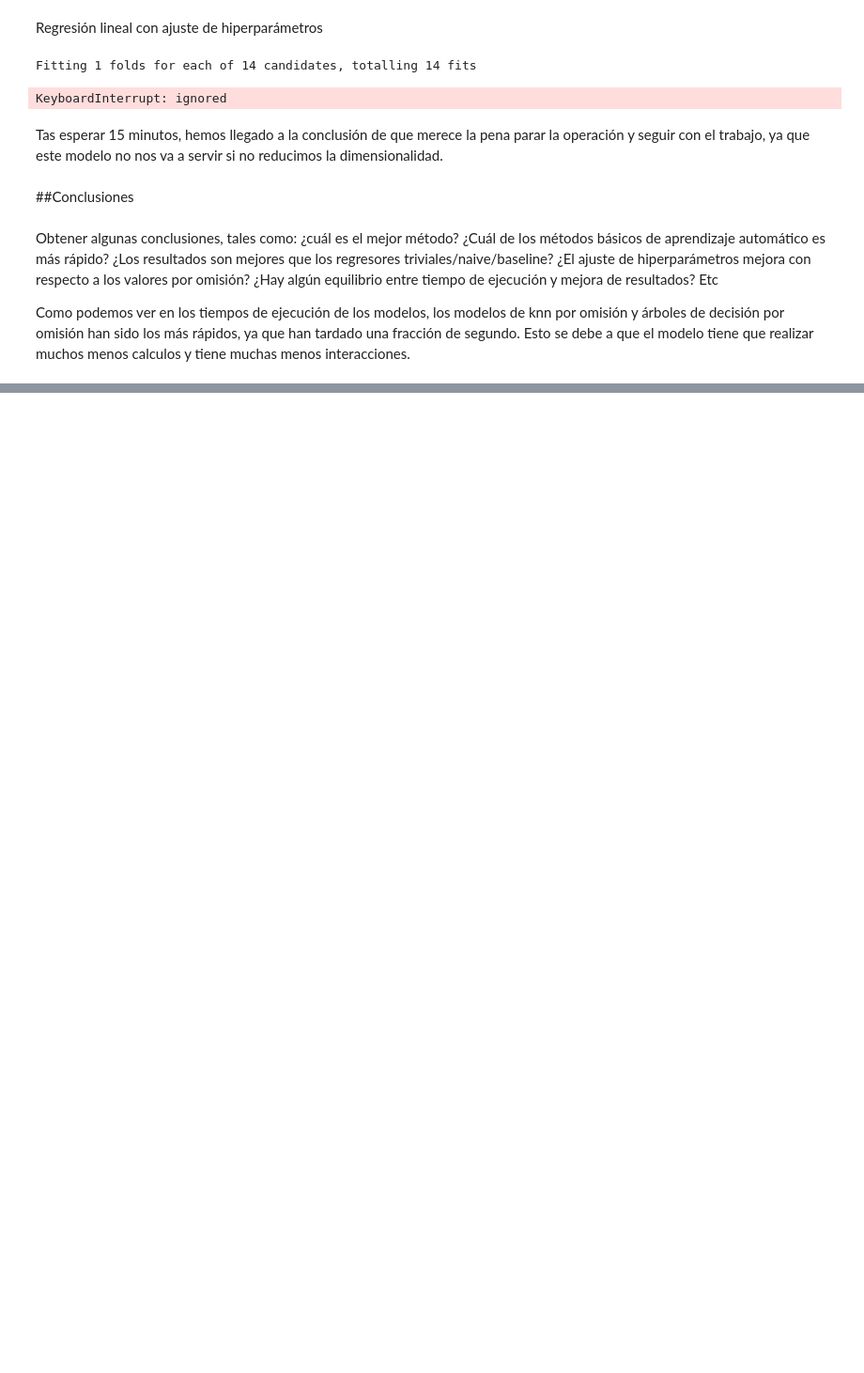
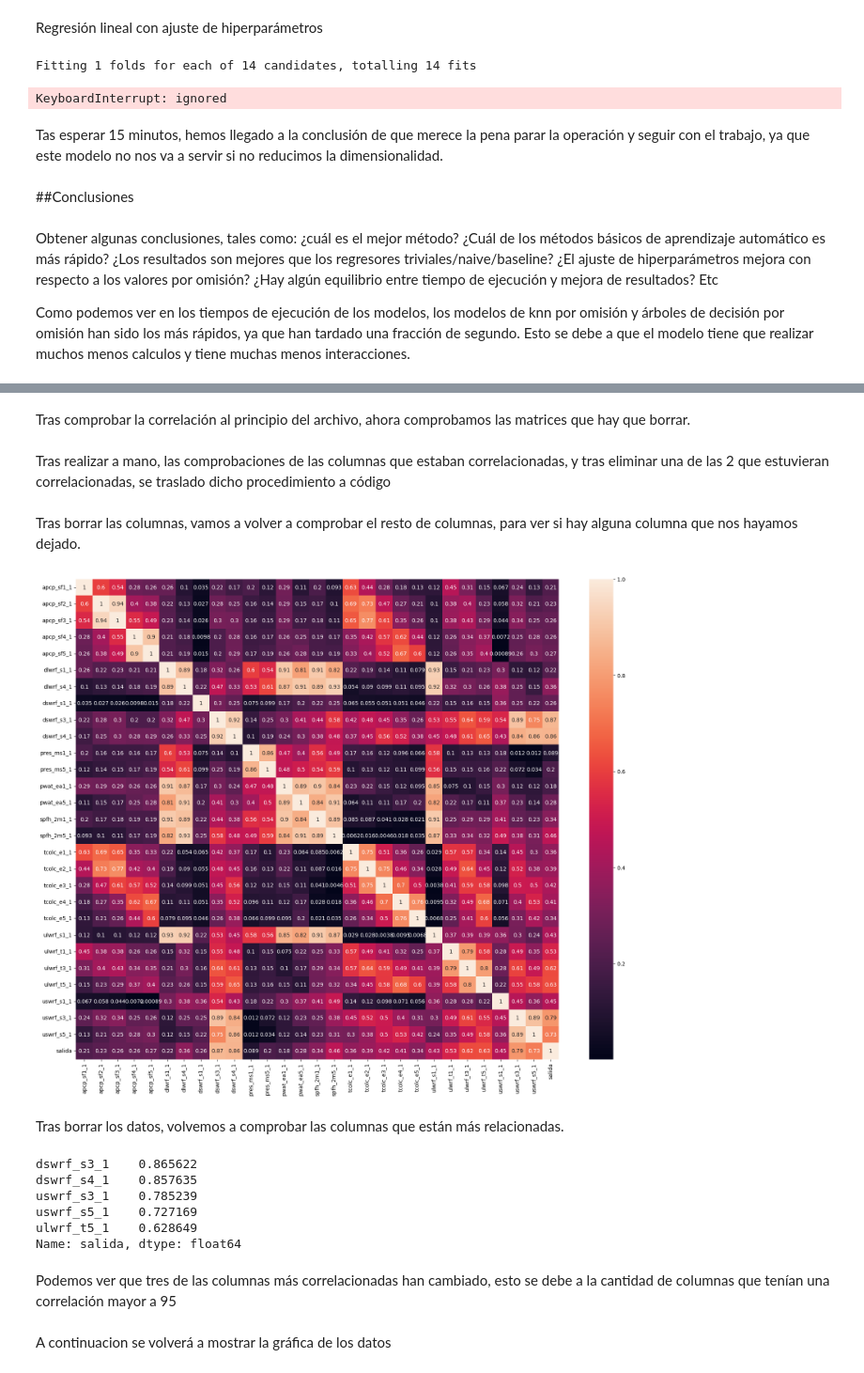
Before and after one commit to cabamarcos/Speech-, a Jupyter notebook: Untitled0.ipynb, the cells around one changed output, grey strips where cells are left out. Shown at 94% size. Drawn from its saved outputs; the diff is of its cells as text; code cells hidden in the pictures; blank space fills up the shorter version.

```diff
--- a/Untitled0.ipynb
+++ b/Untitled0.ipynb
@@ -621,0 +722,48 @@ Como podemos ver en los tiempos de ejecución de los modelos, los modelos de knn
+# %% [markdown]
+Tras comprobar la correlación al principio del archivo, ahora comprobamos las matrices que hay que borrar.
+# %% [markdown]
+Tras realizar a mano, las comprobaciones de las columnas que estaban correlacionadas, y tras eliminar una de las 2 que estuvieran correlacionadas, se traslado dicho procedimiento a código
+# %%
+# Lista de columnas a eliminar
+cols_to_drop = ['dlwrf_s2_1', 'dlwrf_s3_1', 'dlwrf_s5_1', 'dswrf_s2_1', 'dswrf_s5_1', 'pres_ms2_1', 'pres_ms3_1',
+                'pres_ms4_1', 'pwat_ea2_1', 'pwat_ea3_1', 'pwat_ea4_1', 'spfh_2m2_1', 'spfh_2m3_1', 'spfh_2m4_1',
+                'tcdc_ea1_1', 'tcdc_ea2_1', 'tcdc_ea3_1', 'tcdc_ea4_1', 'tcdc_ea5_1', 'ulwrf_t2_1', 'ulwrf_t4_1',
+                'uswrf_s2_1', 'uswrf_s4_1', 'tmax_2m2_1', 'tmp_2m_2_1', 'tmp_sfc2_1', 'ulwrf_s3_1', 'ulwrf_s2_1',
+                'tmax_2m3_1', 'tmax_2m4_1', 'tmax_2m5_1', 'tmin_2m4_1', 'tmin_2m5_1', 'tmax_2m1_1', 'tmin_2m2_1',
+                'tmin_2m3_1', 'tmp_sfc1_1', 'tmp_2m_3_1', 'tmp_2m_4_1', 'tmp_2m_5_1', 'tmp_sfc3_1', 'tmp_sfc4_1',
+                'tmp_sfc5_1', 'ulwrf_s4_1', 'ulwrf_s5_1', 'tmin_2m1_1', 'tmp_2m_1_1']
+
+# Elimina las columnas especificadas
+datos = datos.drop(cols_to_drop, axis=1)
+# %% [markdown]
+Tras borrar las columnas, vamos a volver a comprobar el resto de columnas, para ver si hay alguna columna que nos hayamos dejado.
+# %%
+correlacion = datos.corr()
+plt.figure(figsize=(20, 16))
+plot = sns.heatmap(correlacion.abs(), annot = True)
+# %% [output]
+[figure, added]
+# %% [markdown]
+Tras borrar los datos, volvemos a comprobar las columnas que están más relacionadas.
+# %%
+# Calcular la matriz de correlación
+correlaciones = datos.corr().abs()
+
+# Seleccionar la columna de salida y ordenar las correlaciones en orden descendente
+corr_salida = correlaciones['salida'].sort_values(ascending=False)
+
+# Tomar las 5 columnas con las correlaciones más altas
+top_5 = corr_salida[1:6]  # Excluir la columna de salida
+
+print(top_5)
+# %% [output]
+dswrf_s3_1    0.865622
+dswrf_s4_1    0.857635
+uswrf_s3_1    0.785239
+uswrf_s5_1    0.727169
+ulwrf_t5_1    0.628649
+Name: salida, dtype: float64
+# %% [markdown]
+Podemos ver que tres de las columnas más correlacionadas han cambiado, esto se debe a la cantidad de columnas que tenían una correlación mayor a 95
+# %% [markdown]
+A continuacion se volverá a mostrar la gráfica de los datos
```
Also changed, not shown: parts of 40 cells of this notebook.
